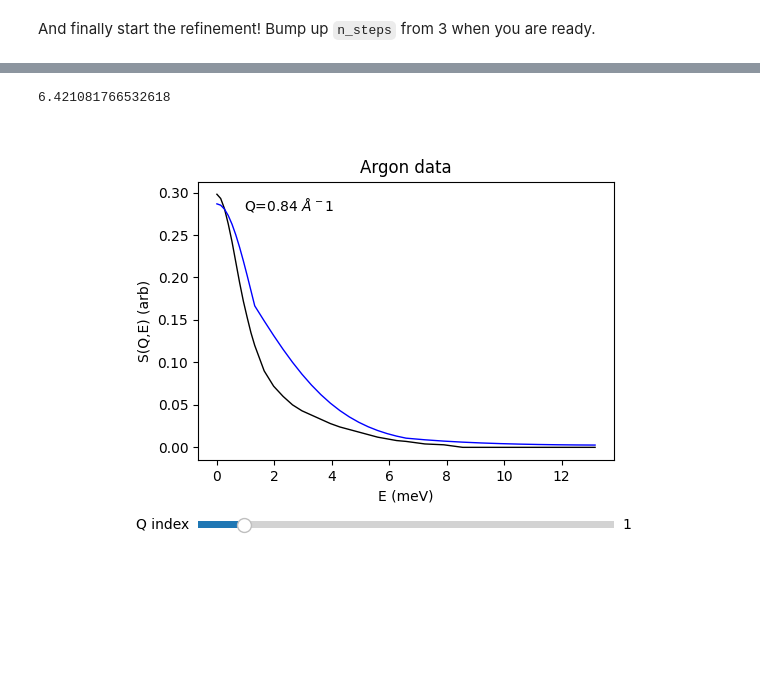
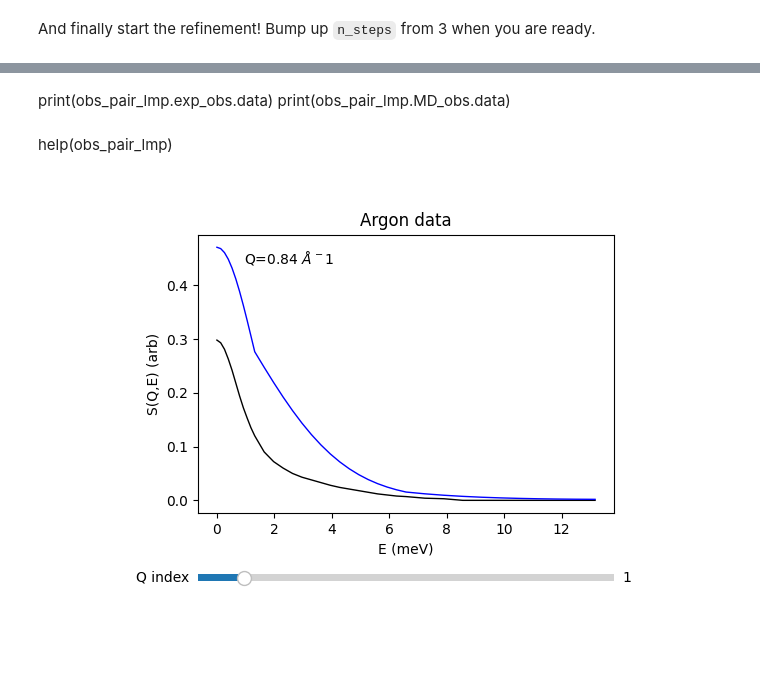
Before and after one commit to ISISNeutronMuon/MDMC, a Jupyter notebook: doc/tutorials/Argon-a-to-z.ipynb, the cells around one changed output, grey strips where cells are left out. Saved outputs shown, nothing was run; the diff lists cells and outputs as text; code cells hidden in the pictures; blank space fills up the shorter version.

```diff
--- a/doc/tutorials/Argon-a-to-z.ipynb
+++ b/doc/tutorials/Argon-a-to-z.ipynb
@@ -22,8 +22,8 @@ density = 0.0176
 # 26.911 A will contain 343 Ar atoms
 # 30.7553 A will contain 512 Ar atoms
 # 38.4441 A will contain 1000 Ar atoms
-universe = Universe(dimensions=23.0668)
-Ar = Atom('Ar', charge=0.)
+universe = Universe(dimensions=30.7553)
+Ar = Atom('Ar', charge=0., mass=36.0)
 # Calculating number of Ar atoms needed to obtain density
 n_ar_atoms = int(density * np.product(universe.dimensions))
 print(f'Number of argon atoms = {n_ar_atoms}')
@@ -91,7 +91,7 @@ The number of `MD_steps` specified must be large enough to allow for successful
 Additionally, some observables will have an upper limit on the number of MD_steps that can be used in calculating their dependent variable(s). In these cases, the number of `MD_steps` is rounded down to a multiple of this upper limit so that we only run steps that will be useful. For example, if we use 1000 `MD_steps` in calculation, but a value of 2500 is provided, then we will run 2000 steps and use this to calculate the variable twice, without wasting time performing an additional 500 steps.
 # %%
 fit_parameters = universe.parameters
-fit_parameters['sigma'].constraints = [2.8,3.8]
+fit_parameters['sigma'].constraints = [2.8,3.7]
 fit_parameters['epsilon'].constraints = [0.6, 1.4]
 
 
@@ -100,7 +100,8 @@ control = Control(simulation=simulation,
                   fit_parameters=fit_parameters,
                   minimizer_type="GPO",
                   reset_config=True,
-                  MD_steps=4000,
-                  equilibration_steps=4000)
+                  MD_steps=3000,
+                  equilibration_steps=4000,
+                  print_all_settings=True)
 # %% [output]
 Control created with:
@@ -145,7 +155,10 @@ _ = plot_objective(control.minimizer.optimizer.get_result(), n_samples=30, dimen
 # %%
 obs_pair_lmp = control.observable_pairs[0]
+# %% [markdown]
+print(obs_pair_lmp.exp_obs.data)
+print(obs_pair_lmp.MD_obs.data)
+# %% [markdown]
+help(obs_pair_lmp)
 # %%
 obs_pair_lmp.rescale_factor
-# %% [output]
-6.421081766532618
 # %%
@@ -153,35 +166,36 @@ result_lmp = obs_pair_lmp.MD_obs.SQw * obs_pair_lmp.rescale_factor
 # %%
+obs_pair_lmp = control.observable_pairs[0]
+result_lmp = obs_pair_lmp.MD_obs.SQw*obs_pair_lmp.rescale_factor
 
 %matplotlib widget
 from MDMC.trajectory_analysis.observables.obs_factory import ObservableFactory
-import numpy as np
 import matplotlib.pyplot as plt
 from matplotlib.widgets import Slider
 obs=ObservableFactory.create_observable('SQw')
 obs.read_from_file(reader='xml_SQw', file_name='data/Well_s_q_omega_Ar_data.xml')
 SQw=obs.SQw[0]
 SQw_err=obs.SQw_err[0]
 Q=obs.Q
 E=obs.E
 fig, ax = plt.subplots()
 line, = ax.plot(E, SQw[1], linewidth=1, color='black')
 SQw_lmp = result_lmp
 line_lmp, = ax.plot(E, SQw_lmp[0,1,:], linewidth=1, color='blue')
 # ax.set_xlim([-1, 1])
 ax.set_xlabel('E (meV)')
 ax.set_ylabel('S(Q,E) (arb)')
 ax.set_title('Argon data')
 fig.subplots_adjust(left=0.25, bottom=0.3)
 Q_slider_ax  = fig.add_axes([0.25, 0.15, 0.65, 0.03], facecolor='lightgoldenrodyellow')
 Q_slider = Slider(Q_slider_ax, 'Q index', 0, len(Q)-1, valinit=1, valstep=1)
 Q_label=plt.text(1,1.7,f'Q={Q[1]} $\AA^{-1}$')
 def Q_on_changed(val):
     line.set_ydata(SQw[val])
     line_lmp.set_ydata(SQw_lmp[0,val])
     Q_label.set_text(f'Q={Q[val]} $\AA^{-1}$')
     fig.canvas.draw_idle()
-    ax.set_ylim(0,max(np.max(SQw[0,val]),1e-5))
+    ax.set_ylim(0,2.6) #0,max(np.max(SQw[0,val]),1e-5))
 Q_slider.on_changed(Q_on_changed)
 plt.show()
 # %% [output]
-[figure, old version]
+[figure, new version]
```
Also changed, not shown: parts of 5 cells of this notebook, 1 other file.
